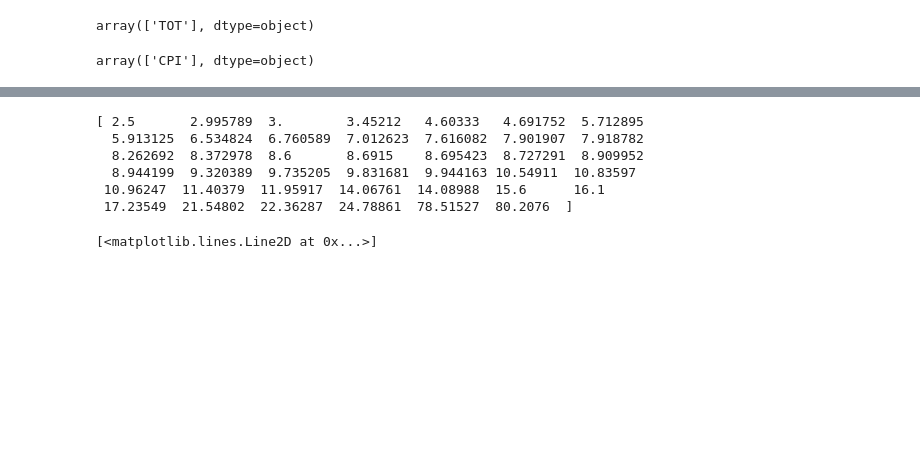
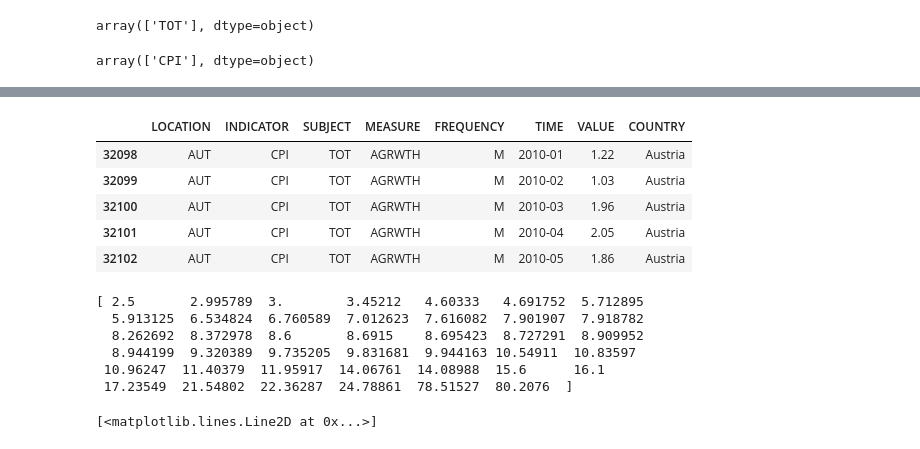
Before and after one commit to FenrisWulven/Data-Vis-Vegalite, a Jupyter notebook: Data_clean.ipynb, the cells around one changed output, grey strips where cells are left out. Cells and saved outputs as stored; diff of their text form; code cells hidden in the pictures; blank space fills up the shorter version.

```diff
--- a/Data_clean.ipynb
+++ b/Data_clean.ipynb
@@ -215,3 +224,14 @@ array(['CPI'], dtype=object)
+# %%
+df['VALUE'] = df['VALUE'].round(2)
+# %%
+df.head()
+# %% [output]
+|  | LOCATION | INDICATOR | SUBJECT | MEASURE | FREQUENCY | TIME | VALUE | COUNTRY |
+| 32098 | AUT | CPI | TOT | AGRWTH | M | 2010-01 | 1.22 | Austria |
+| 32099 | AUT | CPI | TOT | AGRWTH | M | 2010-02 | 1.03 | Austria |
+| 32100 | AUT | CPI | TOT | AGRWTH | M | 2010-03 | 1.96 | Austria |
+| 32101 | AUT | CPI | TOT | AGRWTH | M | 2010-04 | 2.05 | Austria |
+| 32102 | AUT | CPI | TOT | AGRWTH | M | 2010-05 | 1.86 | Austria |
 # %%
 vals_sorted = np.sort(df_22['VALUE'])
 print(vals_sorted[:])
```
Also changed, not shown: parts of 1 cell of this notebook, 1 other file.
